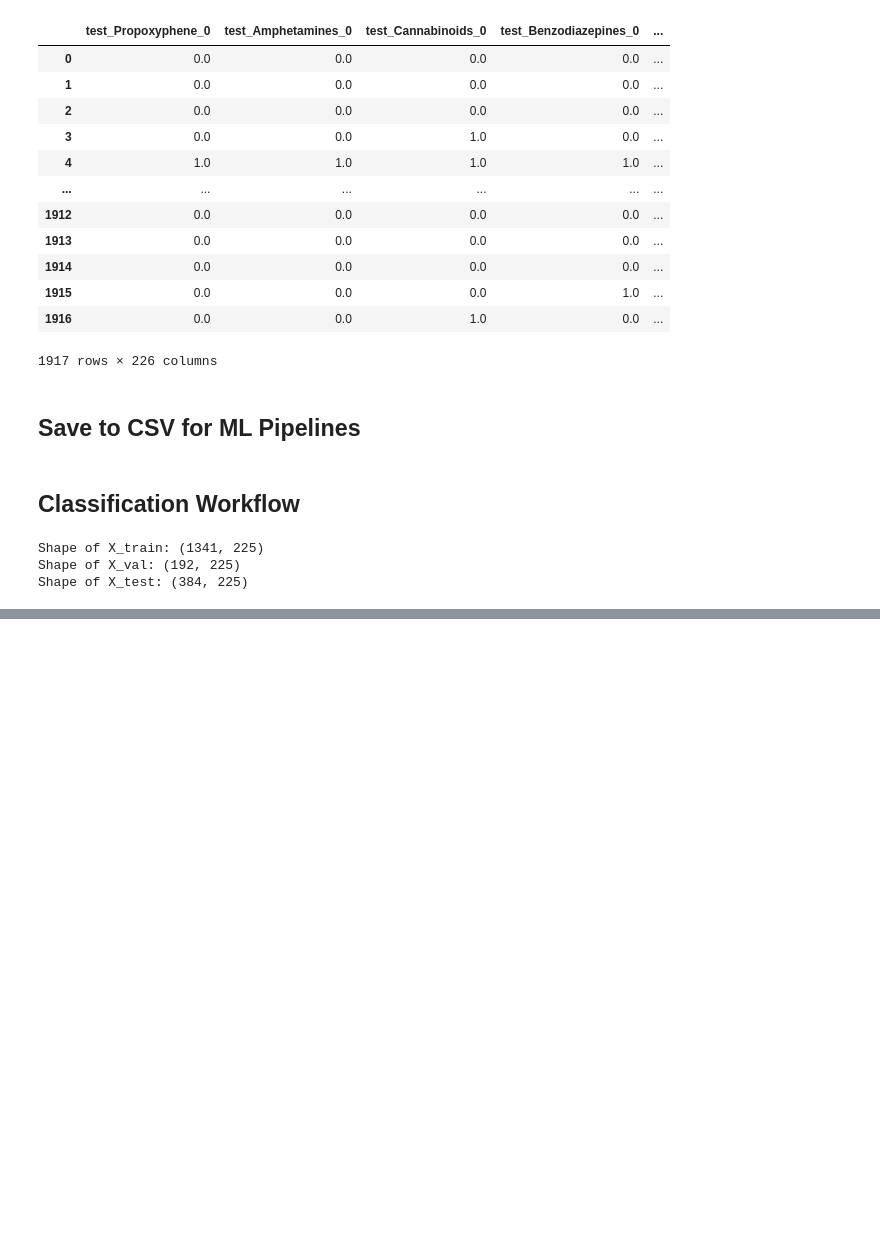
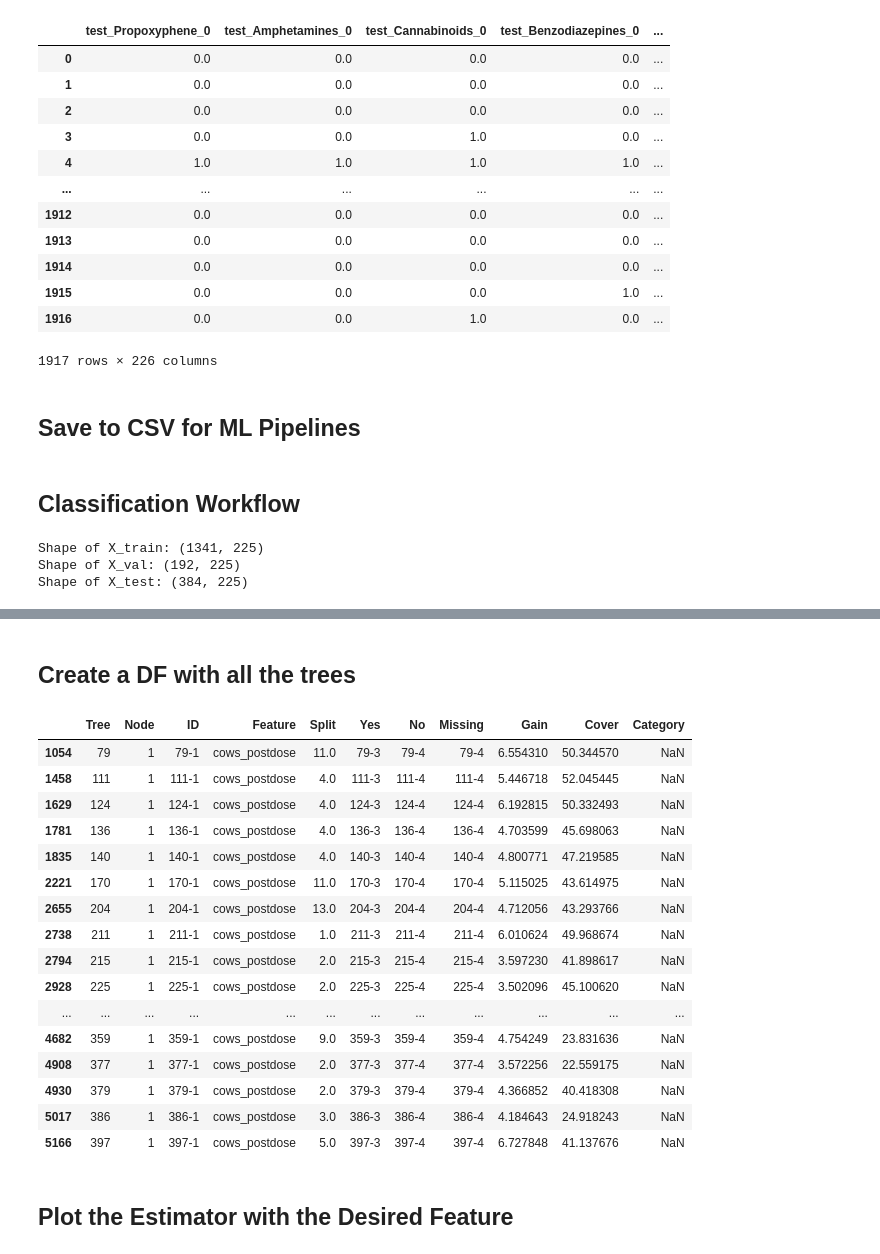
Before and after one commit to DanHerman212/precision_medicine, a Jupyter notebook: code/4_data_modeling.ipynb, the cells around one changed output, grey strips where cells are left out. Cells and saved outputs as stored; diff of their text form; code cells hidden in the pictures; blank space fills up the shorter version.

```diff
--- a/code/4_data_modeling.ipynb
+++ b/code/4_data_modeling.ipynb
@@ -389,0 +390,35 @@ plt.show()
+# %% [markdown]
+## Create a DF with all the trees
+# %%
+# Assuming `grid_auc` is your trained GridSearchCV object with an XGBClassifier
+best_model = grid_auc.best_estimator_
+
+# Extract the Booster
+booster = best_model.get_booster()
+
+# Convert the trees to a DataFrame
+trees_df = booster.trees_to_dataframe()
+
+trees_df.loc[
+    (trees_df['Feature']=='cows_postdose') & (trees_df['Node']==1)
+    ]
+# %% [output]
+|  | Tree | Node | ID | Feature | Split | Yes | No | Missing | Gain | Cover | Category |
+| 1054 | 79 | 1 | 79-1 | cows_postdose | 11.0 | 79-3 | 79-4 | 79-4 | 6.554310 | 50.344570 | NaN |
+| 1458 | 111 | 1 | 111-1 | cows_postdose | 4.0 | 111-3 | 111-4 | 111-4 | 5.446718 | 52.045445 | NaN |
+| 1629 | 124 | 1 | 124-1 | cows_postdose | 4.0 | 124-3 | 124-4 | 124-4 | 6.192815 | 50.332493 | NaN |
+| 1781 | 136 | 1 | 136-1 | cows_postdose | 4.0 | 136-3 | 136-4 | 136-4 | 4.703599 | 45.698063 | NaN |
+| 1835 | 140 | 1 | 140-1 | cows_postdose | 4.0 | 140-3 | 140-4 | 140-4 | 4.800771 | 47.219585 | NaN |
+| 2221 | 170 | 1 | 170-1 | cows_postdose | 11.0 | 170-3 | 170-4 | 170-4 | 5.115025 | 43.614975 | NaN |
+| 2655 | 204 | 1 | 204-1 | cows_postdose | 13.0 | 204-3 | 204-4 | 204-4 | 4.712056 | 43.293766 | NaN |
+| 2738 | 211 | 1 | 211-1 | cows_postdose | 1.0 | 211-3 | 211-4 | 211-4 | 6.010624 | 49.968674 | NaN |
+| 2794 | 215 | 1 | 215-1 | cows_postdose | 2.0 | 215-3 | 215-4 | 215-4 | 3.597230 | 41.898617 | NaN |
+| 2928 | 225 | 1 | 225-1 | cows_postdose | 2.0 | 225-3 | 225-4 | 225-4 | 3.502096 | 45.100620 | NaN |
+| ... | ... | ... | ... | ... | ... | ... | ... | ... | ... | ... | ... |
+| 4682 | 359 | 1 | 359-1 | cows_postdose | 9.0 | 359-3 | 359-4 | 359-4 | 4.754249 | 23.831636 | NaN |
+| 4908 | 377 | 1 | 377-1 | cows_postdose | 2.0 | 377-3 | 377-4 | 377-4 | 3.572256 | 22.559175 | NaN |
+| 4930 | 379 | 1 | 379-1 | cows_postdose | 2.0 | 379-3 | 379-4 | 379-4 | 4.366852 | 40.418308 | NaN |
+| 5017 | 386 | 1 | 386-1 | cows_postdose | 3.0 | 386-3 | 386-4 | 386-4 | 4.184643 | 24.918243 | NaN |
+| 5166 | 397 | 1 | 397-1 | cows_postdose | 5.0 | 397-3 | 397-4 | 397-4 | 6.727848 | 41.137676 | NaN |
+# %% [markdown]
+## Plot the Estimator with the Desired Feature
```
Also changed, not shown: parts of 10 cells of this notebook, 1 other file.
